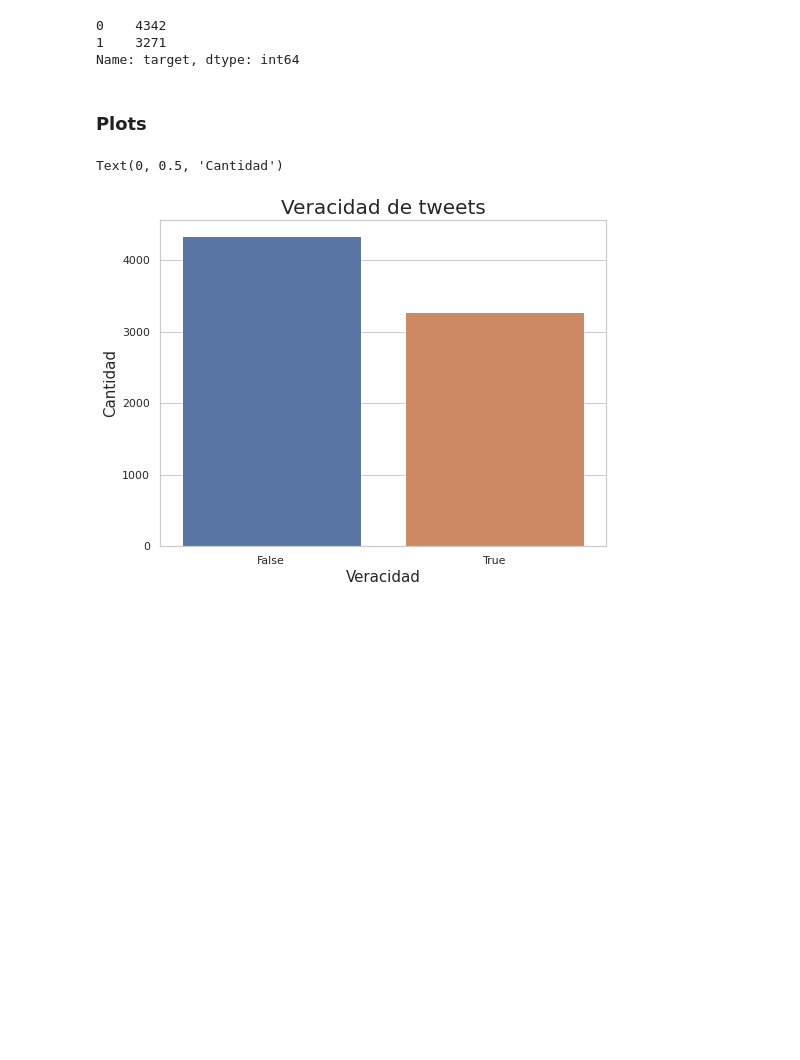
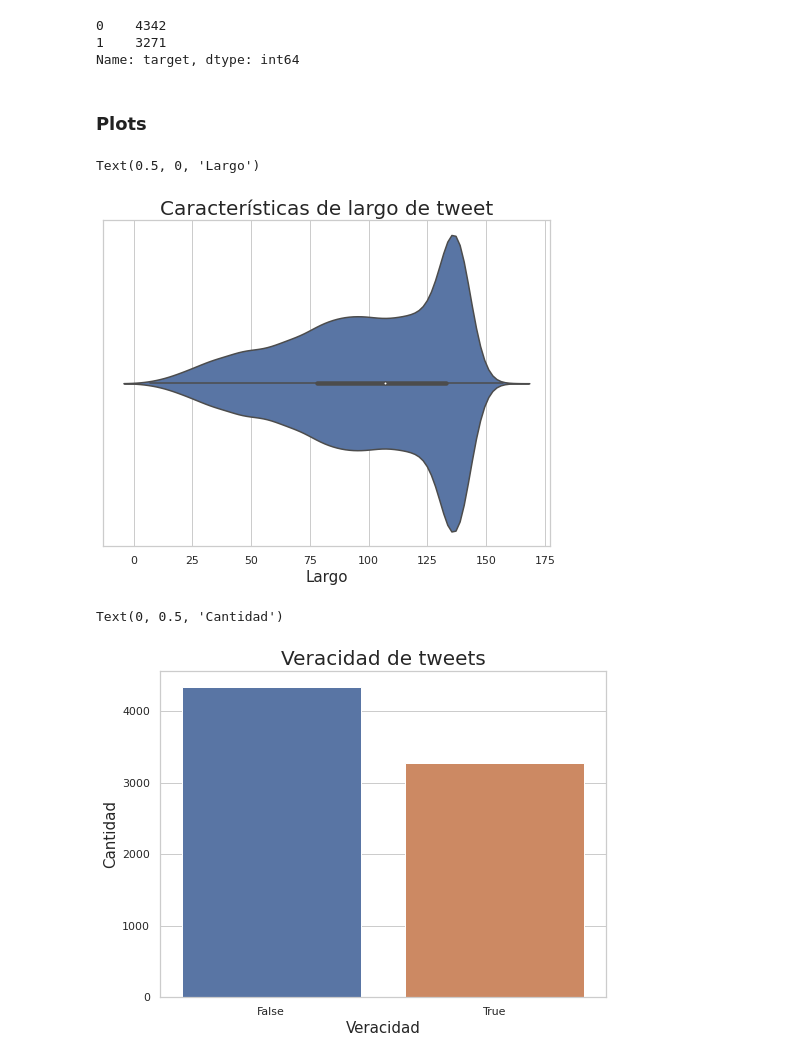
Before and after one commit to pablbob/9558-7506-Data-Hunters, a Jupyter notebook: TP1.ipynb, the cells around one changed output. Saved outputs shown, nothing was run; the diff lists cells and outputs as text; code cells hidden in the pictures; blank space fills up the shorter version.

Commit message:
Agregado violin plot

```diff
--- a/TP1.ipynb
+++ b/TP1.ipynb
@@ -300,6 +300,14 @@ train['target'].value_counts()
 Name: target, dtype: int64
 # %% [markdown]
 ### Plots
+# %%
+plt.figure(figsize=(8,6))
+sb.violinplot(x=train['len_text'])
+plt.title("Características de largo de tweet", fontsize=20)
+plt.xlabel("Largo", fontsize=15)
+# %% [output]
+Text(0.5, 0, 'Largo')
+[figure, added]
 # %%
 plt.figure(figsize=(8, 6))
 sb.countplot(x=train['target'] == 1)
```
